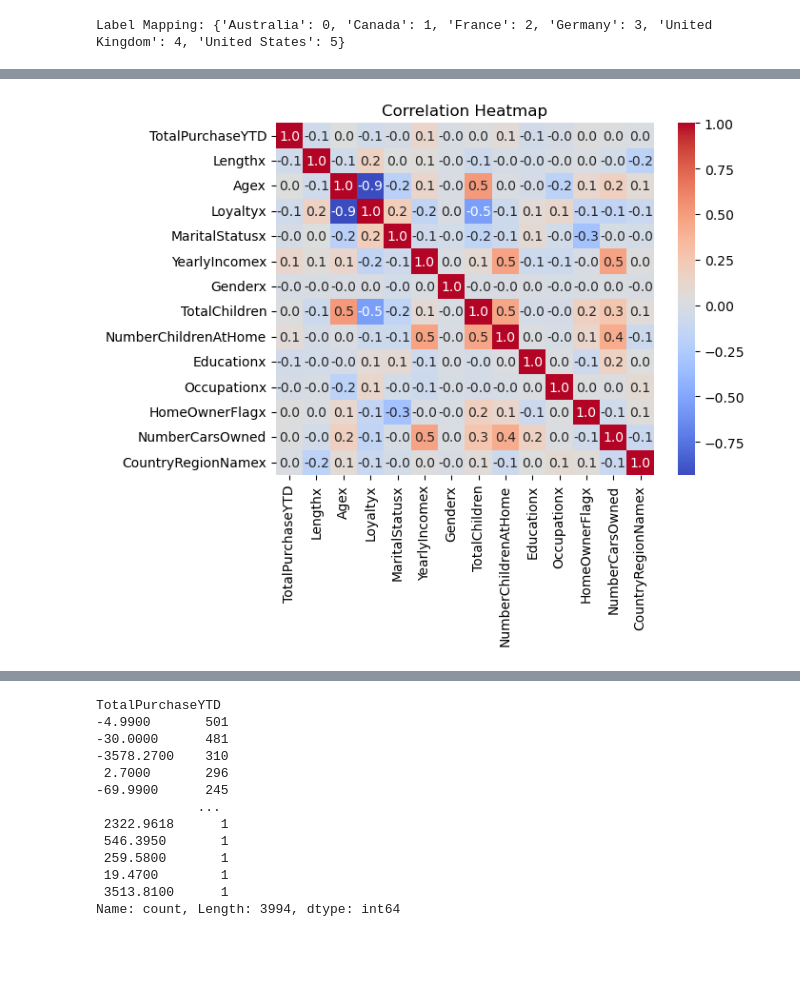
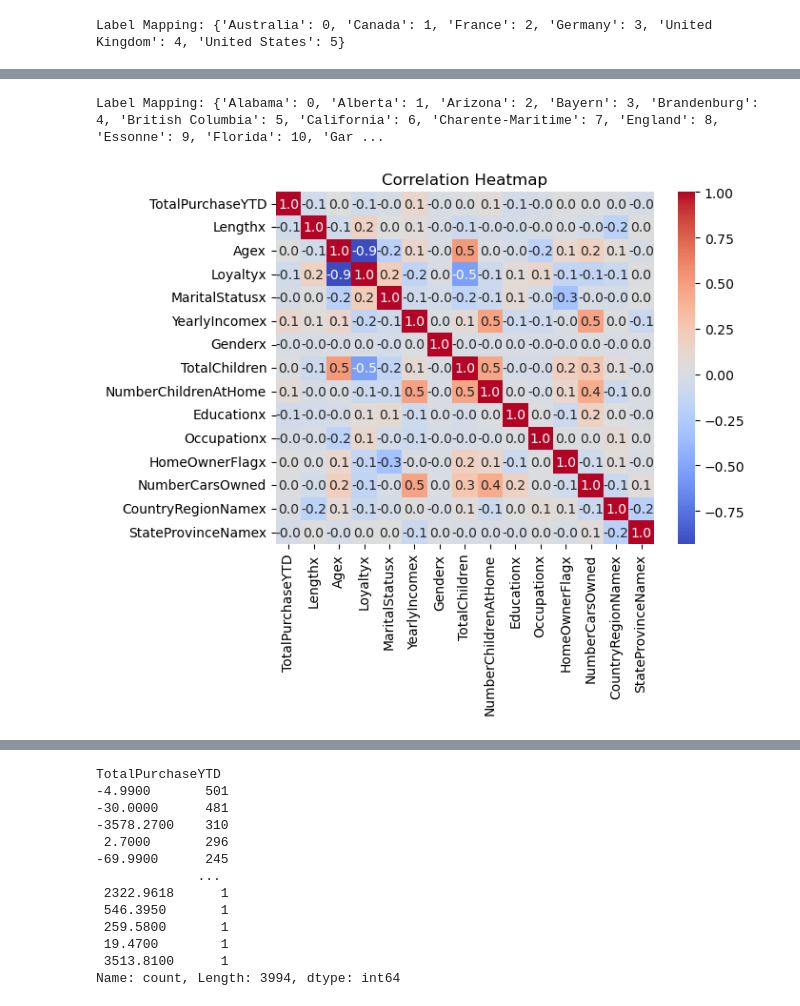
Before and after one commit to Zomnipotential/EC_SQL_Python_Quiz, a Jupyter notebook: SQLPythonQuiz.ipynb, the cells around one changed output, grey strips where cells are left out. Cells and saved outputs as stored; diff of their text form; code cells hidden in the pictures; blank space fills up the shorter version.

```diff
--- a/SQLPythonQuiz.ipynb
+++ b/SQLPythonQuiz.ipynb
@@ -516,12 +659,20 @@ Label Mapping: {'Australia': 0, 'Canada': 1, 'France': 2, 'Germany': 3, 'United
+# %%
+joint_df['StateProvinceNamex'] = label_encoder.fit_transform(joint_df['StateProvinceName'])
+
+# Display the mapping of original labels to encoded integers
+label_mapping = dict(zip(label_encoder.classes_, label_encoder.transform(label_encoder.classes_)))
+print("Label Mapping:", label_mapping)
+# %% [output]
+Label Mapping: {'Alabama': 0, 'Alberta': 1, 'Arizona': 2, 'Bayern': 3, 'Brandenburg': 4, 'British Columbia': 5, 'California': 6, 'Charente-Maritime': 7, 'England': 8, 'Essonne': 9, 'Florida': 10, 'Gar ...
 # %%
 import seaborn as sns
-import matplotlib.pyplot as plt
 
+# Create a correlation matrix to present the relation between all
 correlation_matrix = joint_df[['TotalPurchaseYTD', 'Lengthx', 'Agex', 'Loyaltyx', 'MaritalStatusx', 'YearlyIncomex', 'Genderx', 'TotalChildren',
                                'NumberChildrenAtHome', 'Educationx', 'Occupationx', 'HomeOwnerFlagx',
-                               'NumberCarsOwned', 'CountryRegionNamex']].corr()
+                               'NumberCarsOwned', 'CountryRegionNamex', 'StateProvinceNamex']].corr()
 sns.heatmap(correlation_matrix, annot=True, cmap='coolwarm', fmt=".1f")
 plt.title('Correlation Heatmap')
 plt.show()
 # %% [output]
-[figure, old version]
+[figure, new version]
```
Also changed, not shown: parts of 50 cells of this notebook.
